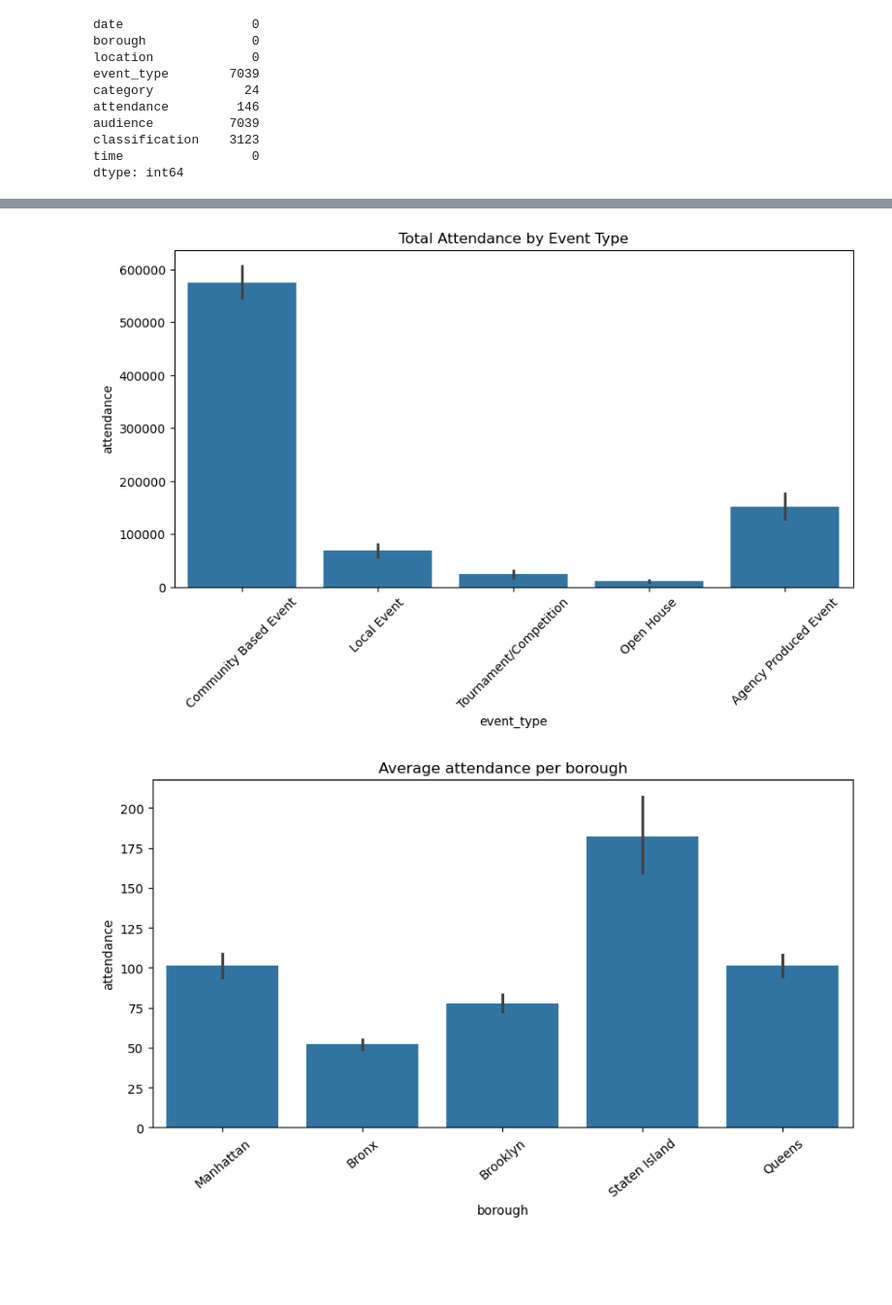
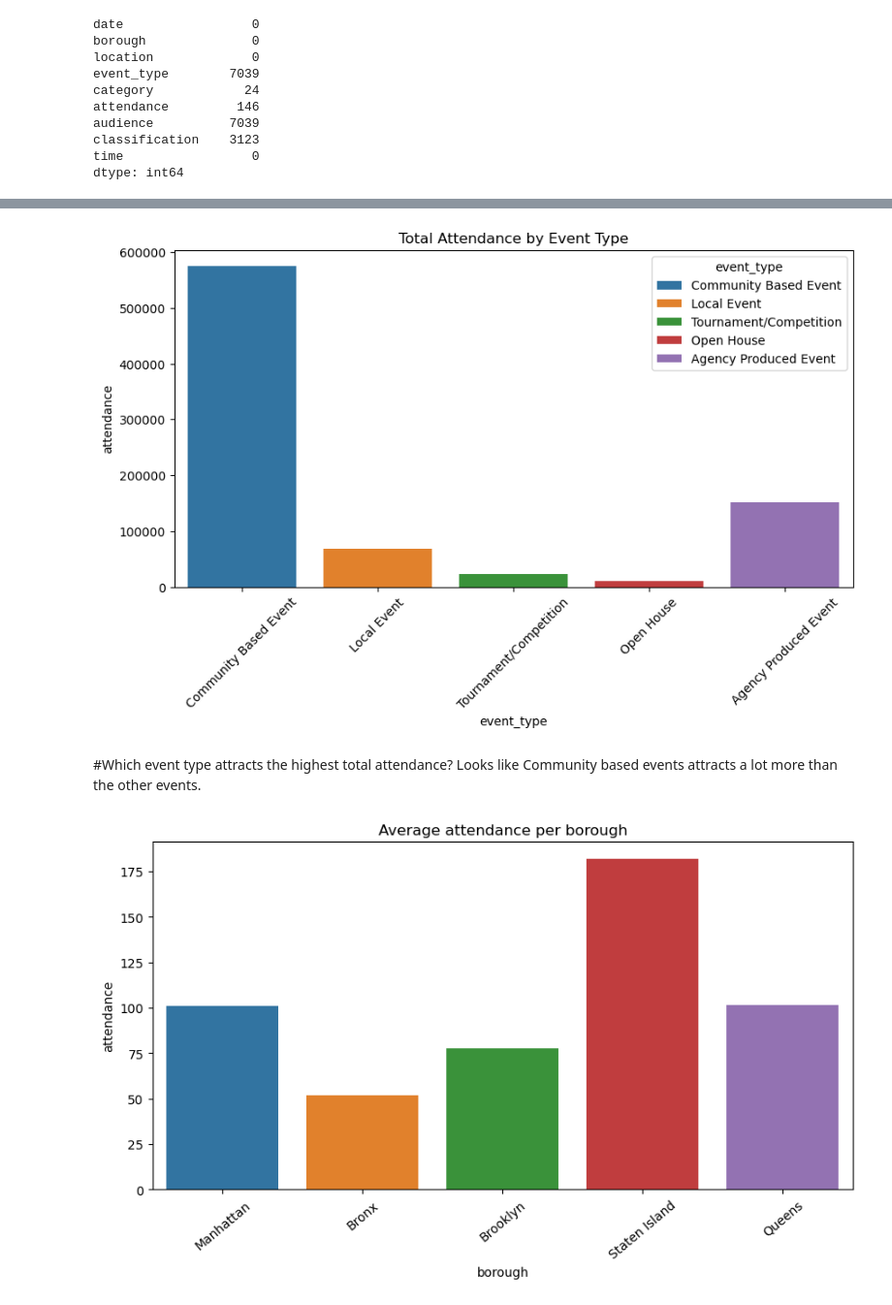
Before and after one commit to MaimunaBawa/Phase-1-Portfolio-Project, a Jupyter notebook: EDA Notebooks/Gomathy/Gomathy_new.NoteBook.ipynb, the cells around one changed output, grey strips where cells are left out. Shown at 97% size. Drawn from its saved outputs; the diff is of its cells as text; code cells hidden in the pictures; blank space fills up the shorter version.

```diff
--- a/EDA Notebooks/Gomathy/Gomathy_new.NoteBook.ipynb
+++ b/EDA Notebooks/Gomathy/Gomathy_new.NoteBook.ipynb
@@ -66,9 +85,9 @@ plt.show()
 # %%
-#Attendance by event Type
+#Below is a Bivariate Analysis :As it examines the relationship between Attendance by event Type.
 plt.figure(figsize=(10, 5))
-sns.barplot(data=df, x='event_type', y='attendance', estimator=sum)
+sns.barplot(data=df, x='event_type', y='attendance', estimator=sum,hue='event_type',errorbar=None)
 plt.xticks(rotation=45)
 plt.title("Total Attendance by Event Type")
 plt.show()
 # %% [output]
-[figure, old version]
+[figure, new version]
@@ -78,9 +94,12 @@ plt.show()
+# %% [markdown]
+#Which event type attracts the highest total attendance?
+Looks like Community based events attracts a lot more than the other events.
 # %%
-
+#Below is a Bivariate Analysis : As it examines relationship between 2 variables Attendance & Borough.
 plt.figure(figsize=(10,5))
-sns.barplot(data=df,x='borough',y='attendance',estimator='mean',)
+sns.barplot(data=df,x='borough',y='attendance',estimator='mean',hue='borough',errorbar=None,)
 plt.xticks(rotation=40)
 plt.title('Average attendance per borough')
 plt.show()
 # %% [output]
-[figure, old version]
+[figure, new version]
```
Also changed, not shown: parts of 11 cells of this notebook.
